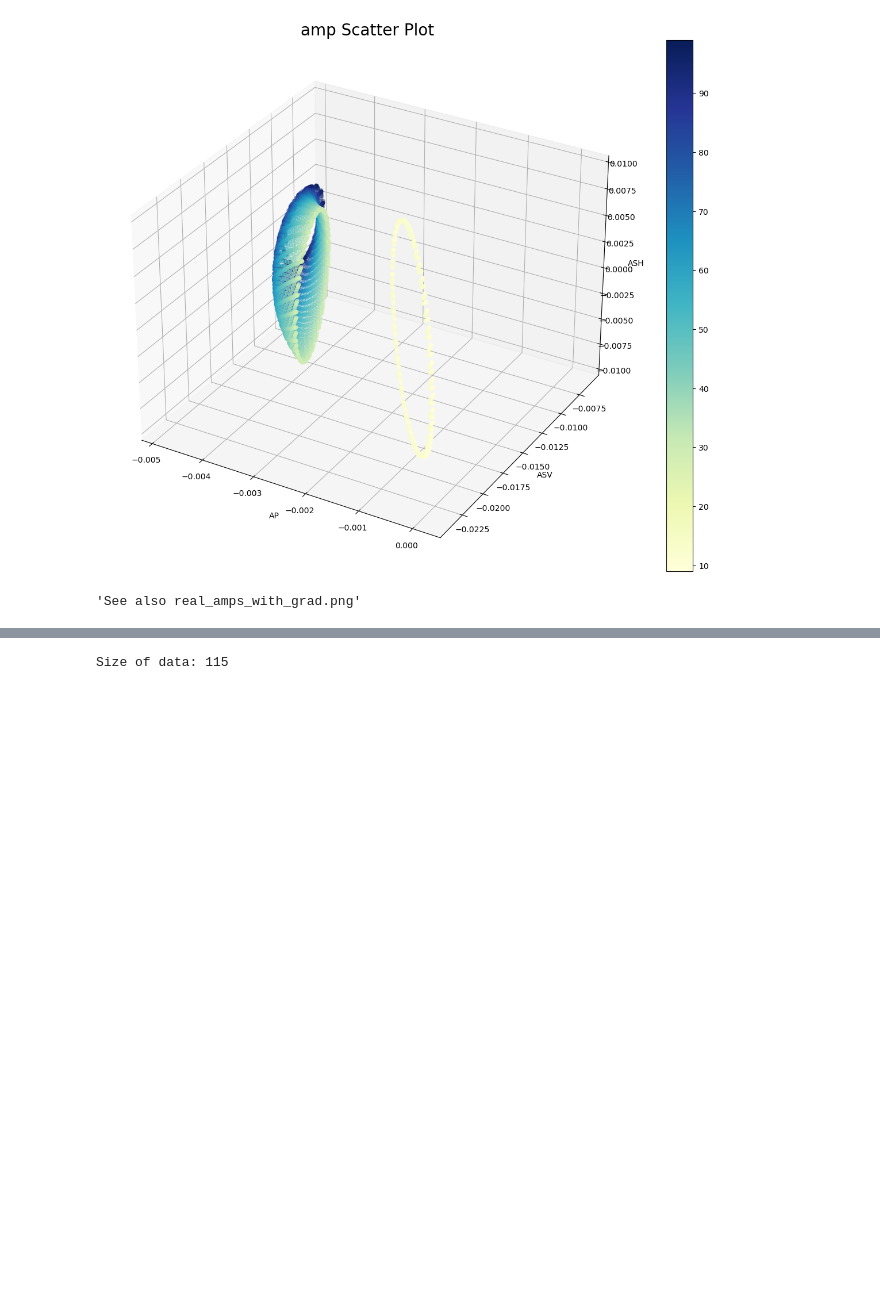
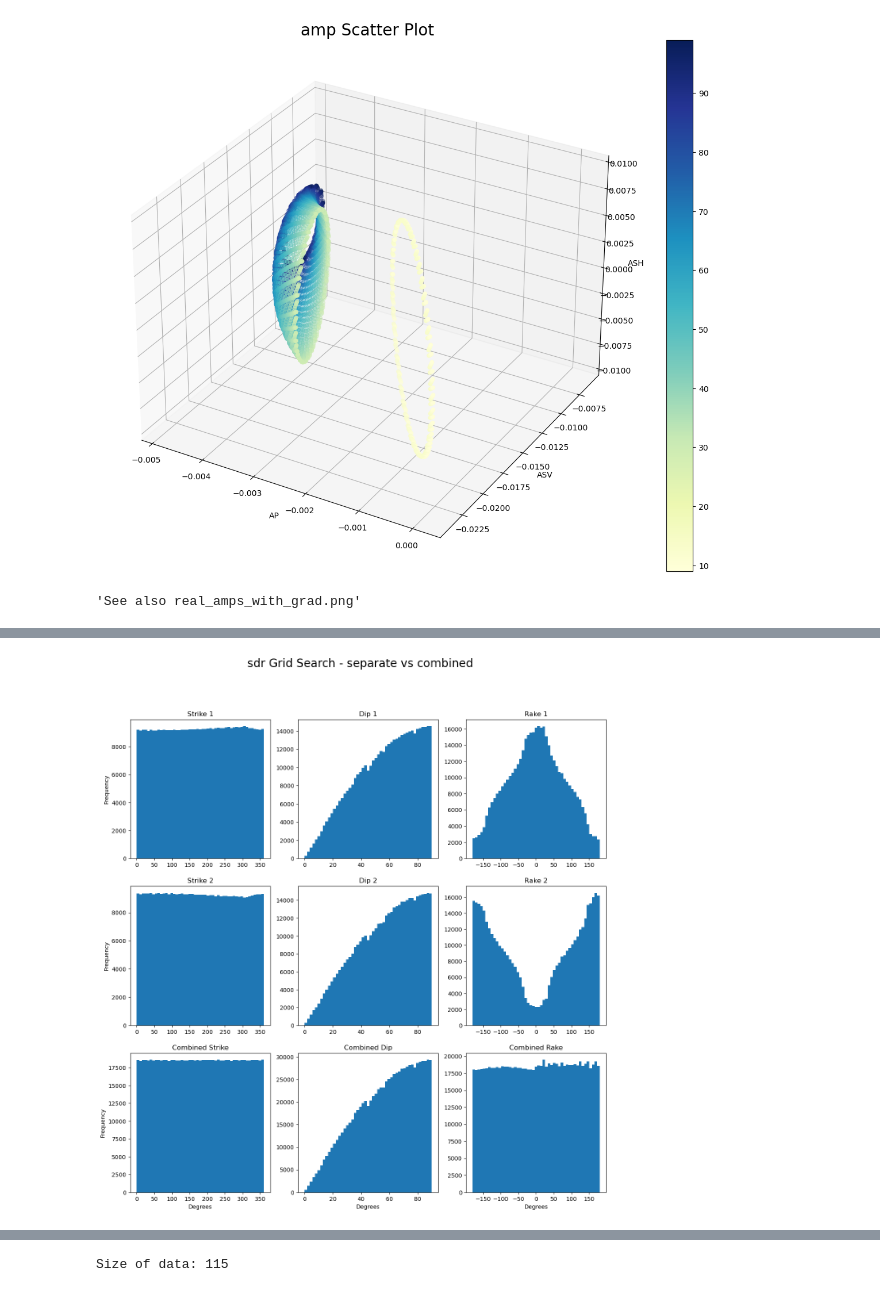
Before and after one commit to victoragaba/SURG-Mars, a Jupyter notebook: beginning_to_end.ipynb, the cells around one changed output, grey strips where cells are left out. Drawn from its saved outputs; the diff is of its cells as text; code cells hidden in the pictures; blank space fills up the shorter version.

```diff
--- a/beginning_to_end.ipynb
+++ b/beginning_to_end.ipynb
@@ -189,0 +260,37 @@ plt.show()
+# %%
+fig, axs = plt.subplots(3, 3)
+fig.suptitle("sdr Grid Search - separate vs combined", fontsize=20)
+fig.set_figwidth(15)
+fig.set_figheight(15)
+nbins = 50
+strike_bins = np.linspace(0, 360, nbins)
+dip_bins = np.linspace(0, 90, nbins)
+rake_bins = np.linspace(-180, 180, nbins)
+# set scales to be the same per column
+axs[0][0].hist(s1, bins=strike_bins)
+axs[0][0].set_title("Strike 1")
+axs[0][0].set_ylabel("Frequency")
+axs[0][1].hist(d1, bins=dip_bins)
+axs[0][1].set_title("Dip 1")
+axs[0][2].hist(r1, bins=rake_bins)
+axs[0][2].set_title("Rake 1")
+axs[1][0].hist(s2, bins=strike_bins)
+axs[1][0].set_title("Strike 2")
+axs[1][0].set_ylabel("Frequency")
+axs[1][1].hist(d2, bins=dip_bins)
+axs[1][1].set_title("Dip 2")
+axs[1][2].hist(r2, bins=rake_bins)
+axs[1][2].set_title("Rake 2")
+axs[2][0].hist(s, bins=strike_bins)
+axs[2][0].set_title("Combined Strike")
+axs[2][0].set_ylabel("Frequency")
+axs[2][0].set_xlabel("Degrees")
+axs[2][1].hist(d, bins=dip_bins)
+axs[2][1].set_title("Combined Dip")
+axs[2][1].set_xlabel("Degrees")
+axs[2][2].hist(r, bins=rake_bins)
+axs[2][2].set_title("Combined Rake")
+axs[2][2].set_xlabel("Degrees")
+plt.show()
+# %% [output]
+[figure, added]
```
Also changed, not shown: parts of 12 cells of this notebook, 3 other files.
